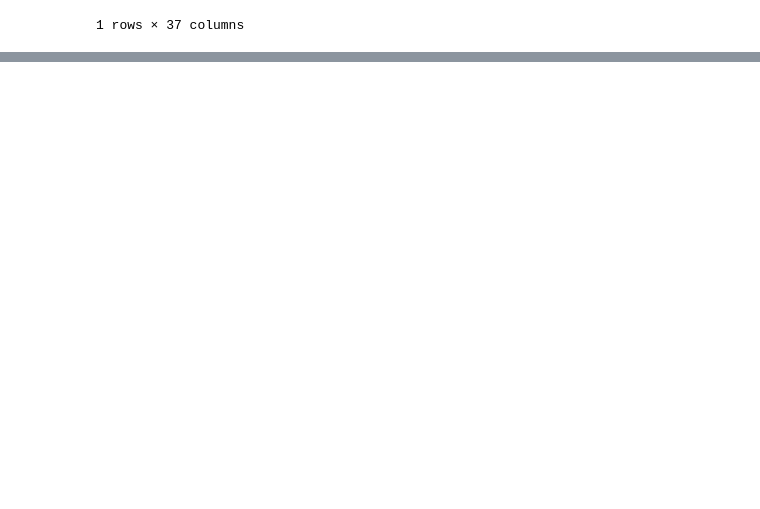
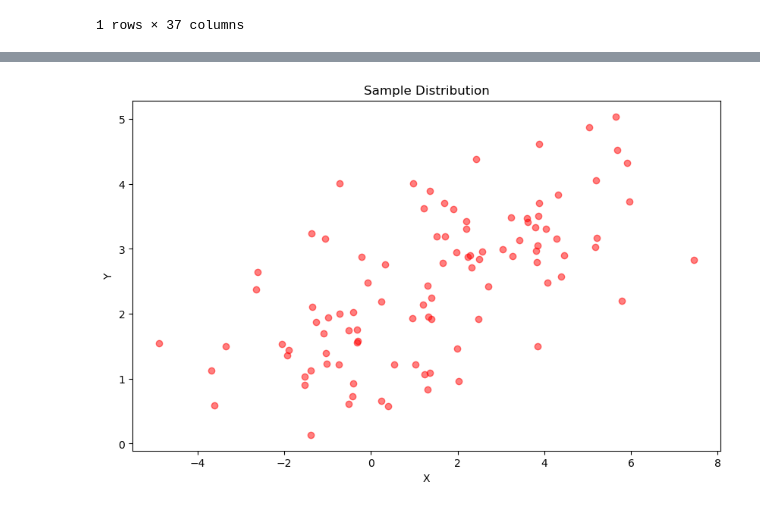
Before and after one commit to voidmain443/2024_econometrics, a Jupyter notebook: notebooks/Basic_Econometrics.ipynb, the cells around one changed output, grey strips where cells are left out. Cells and saved outputs as stored; diff of their text form; code cells hidden in the pictures; blank space fills up the shorter version.

```diff
--- a/notebooks/Basic_Econometrics.ipynb
+++ b/notebooks/Basic_Econometrics.ipynb
@@ -83,0 +214,17 @@ df.head()
+# %%
+import numpy as np
+import matplotlib.pyplot as plt
+
+# 모집단 데이터 생성
+np.random.seed(0)
+population_size = 1000
+X_population = 2.5 * np.random.randn(population_size) + 1.5  # 독립 변수 X
+y_population = 2 + 0.3 * X_population + np.random.randn(population_size)  # 종속 변수 Y
+
+# 모집단 산점도 그리기
+plt.figure(figsize=(10, 6))
+plt.scatter(X_population, y_population, alpha=0.3)
+plt.title('Population Distribution')
+plt.xlabel('X')
+plt.ylabel('Y')
+plt.show()
@@ -83,0 +233,16 @@ df.head()
+# %%
+# 표본 데이터 추출
+sample_size = 100
+sample_indices = np.random.choice(population_size, sample_size, replace=False)
+X_sample = X_population[sample_indices]
+y_sample = y_population[sample_indices]
+
+# 표본 산점도 그리기
+plt.figure(figsize=(10, 6))
+plt.scatter(X_sample, y_sample, color='red', alpha=0.5)
+plt.title('Sample Distribution')
+plt.xlabel('X')
+plt.ylabel('Y')
+plt.show()
+# %% [output]
+[figure, added]
```
Also changed, not shown: parts of 19 cells of this notebook, 1 other file.
